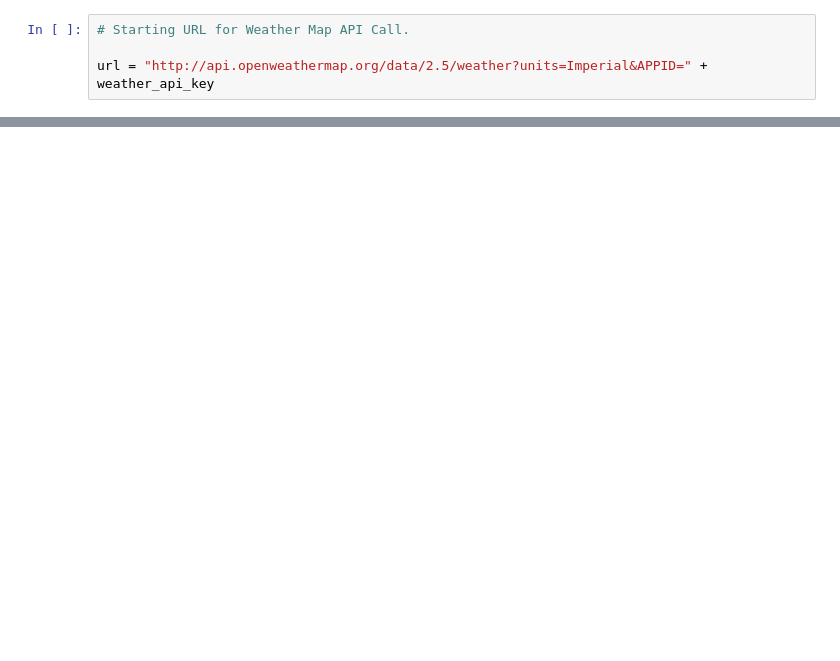
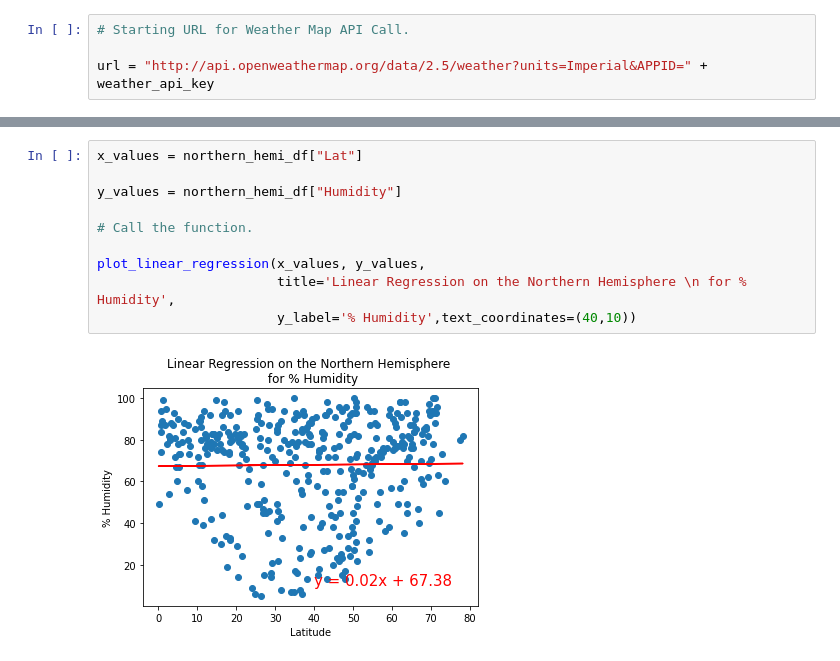
Before and after one commit to ChristineGendron/World_Weather_Analysis, a Jupyter notebook: WeatherPy.ipynb, the cells around one changed output, grey strips where cells are left out. Drawn from its saved outputs; the diff is of its cells as text; blank space fills up the shorter version.

```diff
--- a/WeatherPy.ipynb
+++ b/WeatherPy.ipynb
@@ -331,0 +423,12 @@ plt.show()
+# %%
+x_values = northern_hemi_df["Lat"]
+
+y_values = northern_hemi_df["Humidity"]
+
+# Call the function.
+
+plot_linear_regression(x_values, y_values,
+                       title='Linear Regression on the Northern Hemisphere \n for % Humidity',
+                       y_label='% Humidity',text_coordinates=(40,10))
+# %% [output]
+[figure, added]
```
Also changed, not shown: parts of 27 cells of this notebook.
